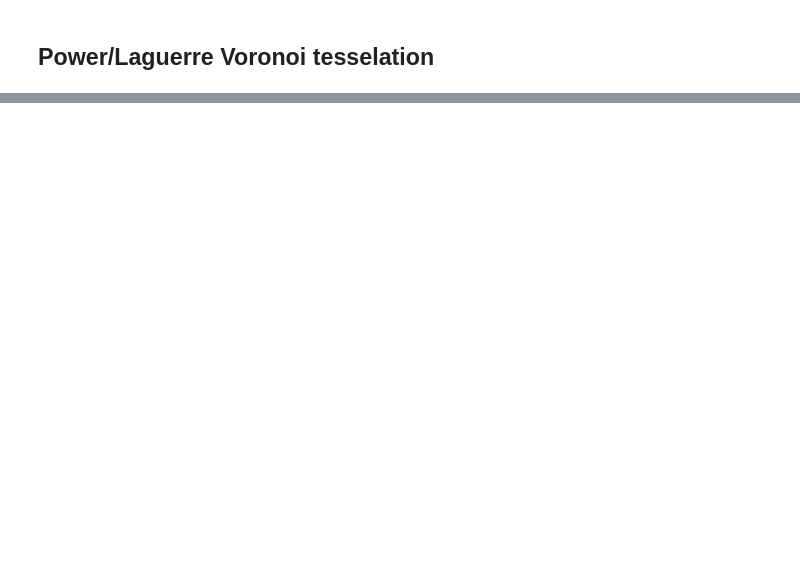
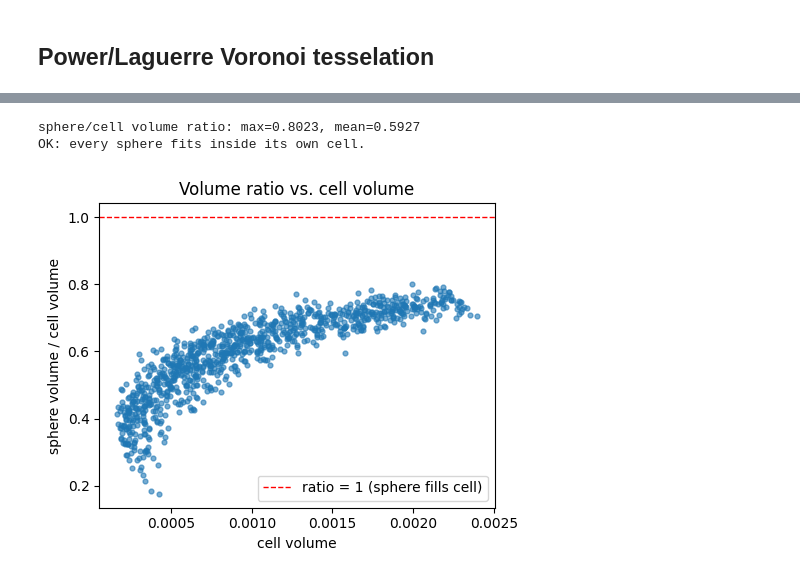
Before and after one commit to calvar/aerogels, a Jupyter notebook: reproduce_paper/tessellation/pyvoro2examples.ipynb, the cells around one changed output, grey strips where cells are left out. Saved outputs shown, nothing was run; the diff lists cells and outputs as text; code cells hidden in the pictures; blank space fills up the shorter version.

```diff
--- a/reproduce_paper/tessellation/pyvoro2examples.ipynb
+++ b/reproduce_paper/tessellation/pyvoro2examples.ipynb
@@ -50,0 +125,31 @@ v.write_html("power_tessellation.html")
+# %%
+# Match by id, not list position: cells can vanish (mode='power') and would
+# otherwise shift everything after them out of alignment with `centers`/`radii`.
+cell_volume_by_id = np.zeros(len(centers))
+for c in result.cells:
+    cell_volume_by_id[c['id']] = c['volume']
+
+sphere_volume = 4 / 3 * np.pi * radii**3
+ratio = sphere_volume / cell_volume_by_id
+
+print(f"sphere/cell volume ratio: max={ratio.max():.4g}, mean={ratio.mean():.4g}")
+n_bad = int((ratio > 1.0 + 1e-9).sum())
+assert n_bad == 0, f"{n_bad} cells have sphere_volume > cell_volume — check the tessellation domain"
+print("OK: every sphere fits inside its own cell.")
+# %% [output]
+sphere/cell volume ratio: max=0.8023, mean=0.5927
+OK: every sphere fits inside its own cell.
+# %%
+mask = cell_volume_by_id > 0  # exclude vanished (empty) cells
+
+fig, ax = plt.subplots(figsize=(5, 4))
+ax.scatter(cell_volume_by_id[mask], ratio[mask], s=12, alpha=0.6, color='#1f77b4')
+ax.axhline(1.0, color='red', linestyle='--', linewidth=1, label='ratio = 1 (sphere fills cell)')
+ax.set_xlabel("cell volume")
+ax.set_ylabel("sphere volume / cell volume")
+ax.set_title("Volume ratio vs. cell volume")
+ax.legend()
+plt.tight_layout()
+plt.show()
+# %% [output]
+[figure, added]
```
Also changed, not shown: parts of 9 cells of this notebook, 11 other files.
